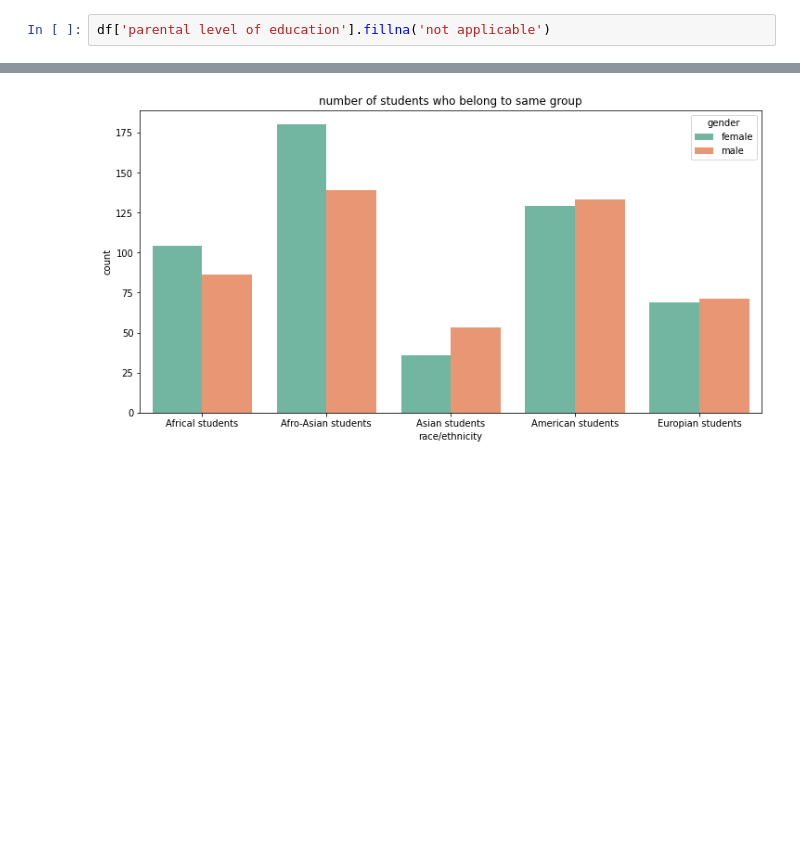
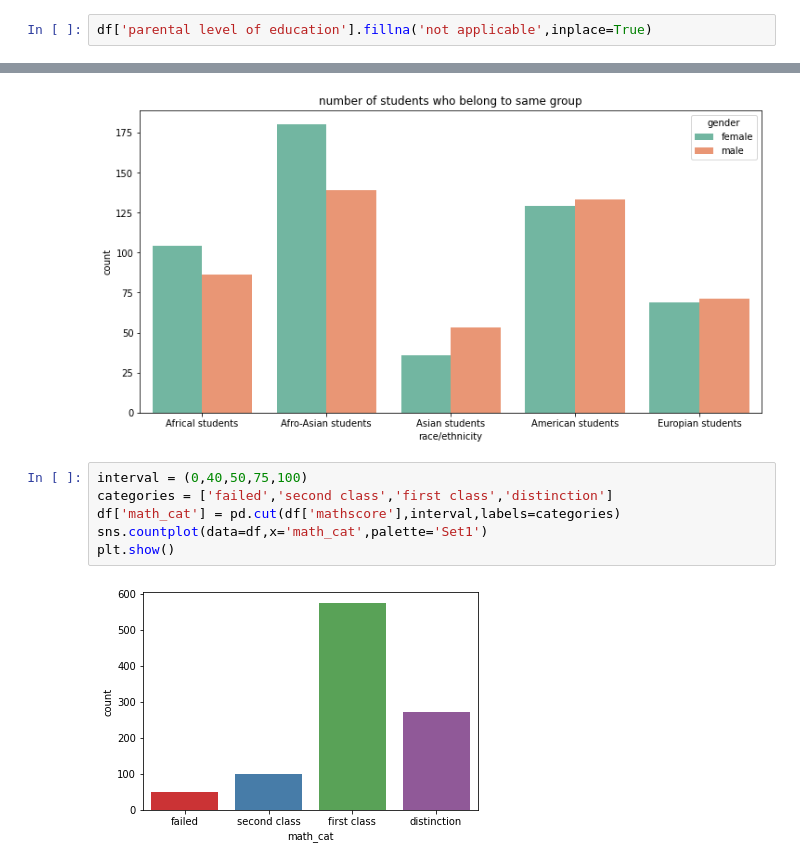
Before and after one commit to Nagaraj-U/5th-Sem-Labs, a Jupyter notebook: Scripting language/B - 10/student dataset.ipynb, the cells around one changed output, grey strips where cells are left out. Drawn from its saved outputs; the diff is of its cells as text; blank space fills up the shorter version.

```diff
--- a/Scripting language/B - 10/student dataset.ipynb
+++ b/Scripting language/B - 10/student dataset.ipynb
@@ -71,4 +71,4 @@ df.head()
 | 3 | male | group A | associate's degree | none | 47 | 57 | ... |
 | 4 | male | group C | NaN | none | 76 | 78 | ... |
 # %%
-df['parental level of education'].fillna('not applicable')
+df['parental level of education'].fillna('not applicable',inplace=True)
@@ -139,3 +126,11 @@ ax.set(title='number of students who belong to same group')
 plt.show()
 # %% [output]
 [figure]
+# %%
+interval = (0,40,50,75,100)
+categories = ['failed','second class','first class','distinction']
+df['math_cat'] = pd.cut(df['mathscore'],interval,labels=categories)
+sns.countplot(data=df,x='math_cat',palette='Set1')
+plt.show()
+# %% [output]
+[figure, added]
```
Also changed, not shown: parts of 2 cells of this notebook.
